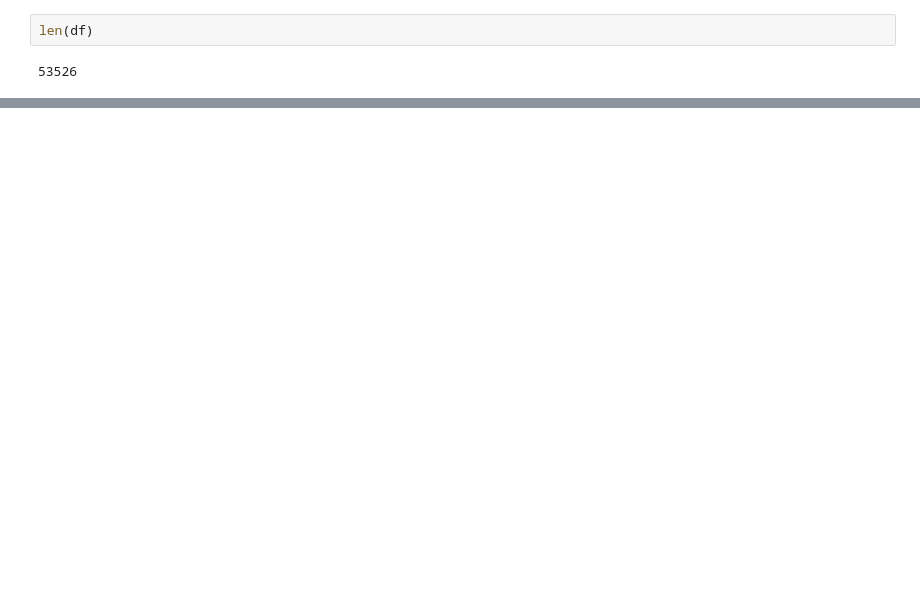
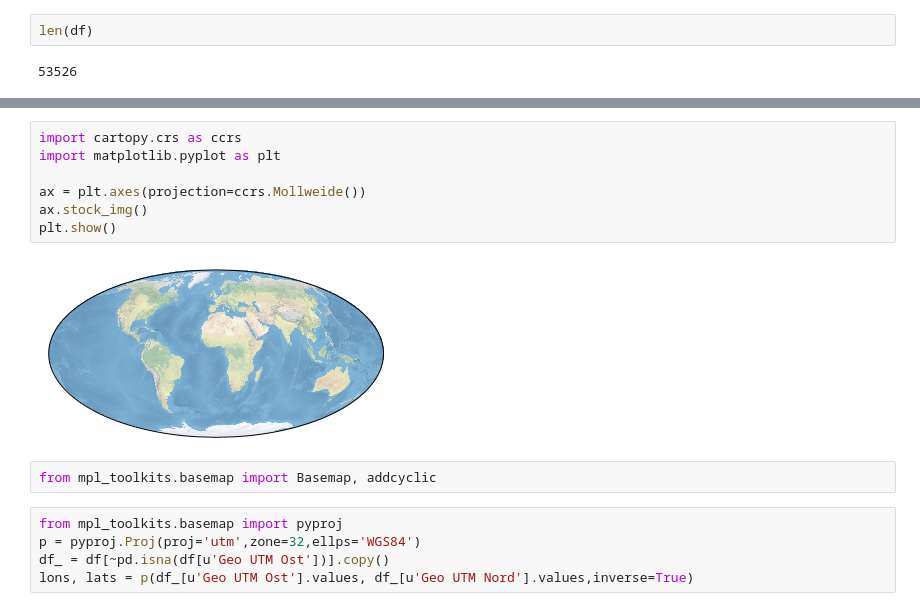
Before and after one commit to lepy/bridges, a Jupyter notebook: ipynb/plot.ipynb, the cells around one changed output, grey strips where cells are left out. Drawn from its saved outputs; the diff is of its cells as text; blank space fills up the shorter version.

Commit message:
add test plots

```diff
--- a/ipynb/plot.ipynb
+++ b/ipynb/plot.ipynb
@@ -54 +51,17 @@ DEBUG:matplotlib.font_manager:findfont: Matching :family=sans-serif:style=normal
 [figure]
+# %%
+import cartopy.crs as ccrs
+import matplotlib.pyplot as plt
+
+ax = plt.axes(projection=ccrs.Mollweide())
+ax.stock_img()
+plt.show()
+# %% [output]
+[figure, added]
+# %%
+from mpl_toolkits.basemap import Basemap, addcyclic
+# %%
+from mpl_toolkits.basemap import pyproj
+p = pyproj.Proj(proj='utm',zone=32,ellps='WGS84')
+df_ = df[~pd.isna(df[u'Geo UTM Ost'])].copy()
+lons, lats = p(df_[u'Geo UTM Ost'].values, df_[u'Geo UTM Nord'].values,inverse=True)
```
Also changed, not shown: parts of 7 cells of this notebook, 3 other files.
